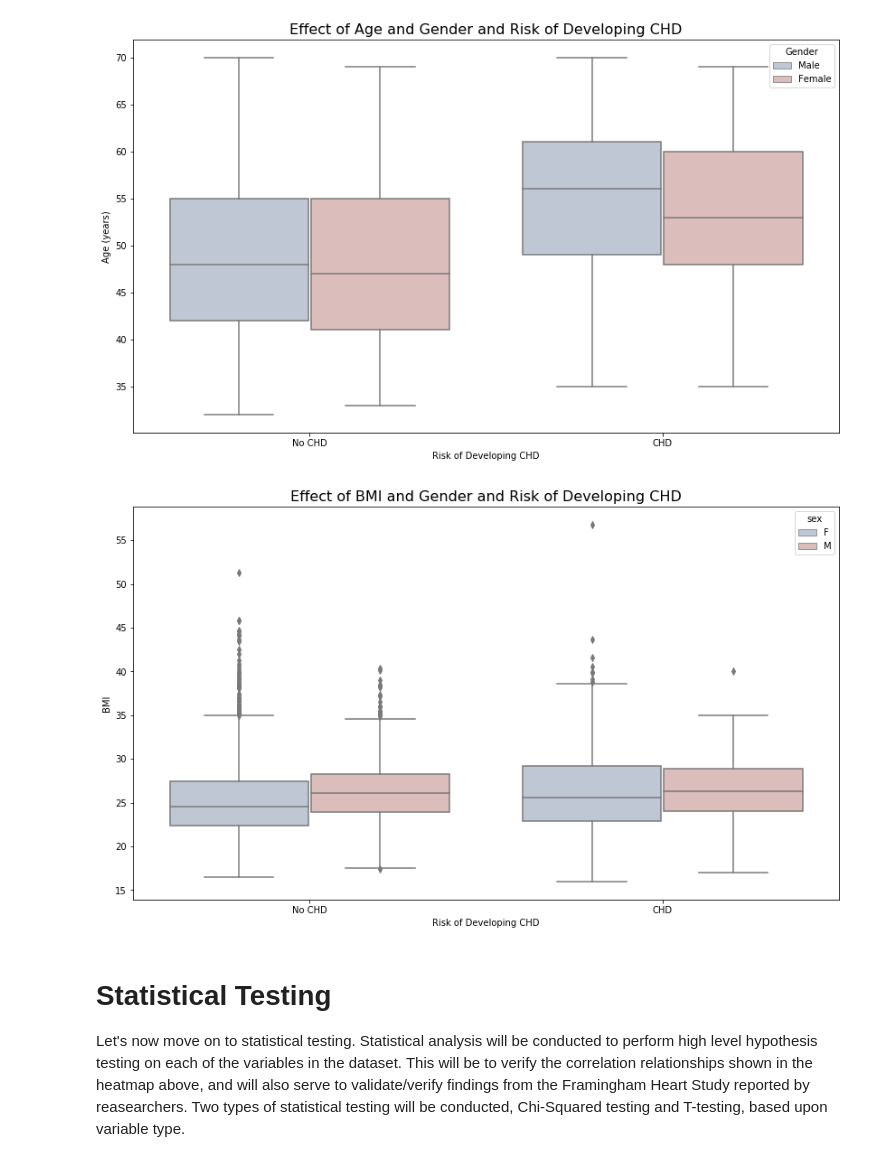
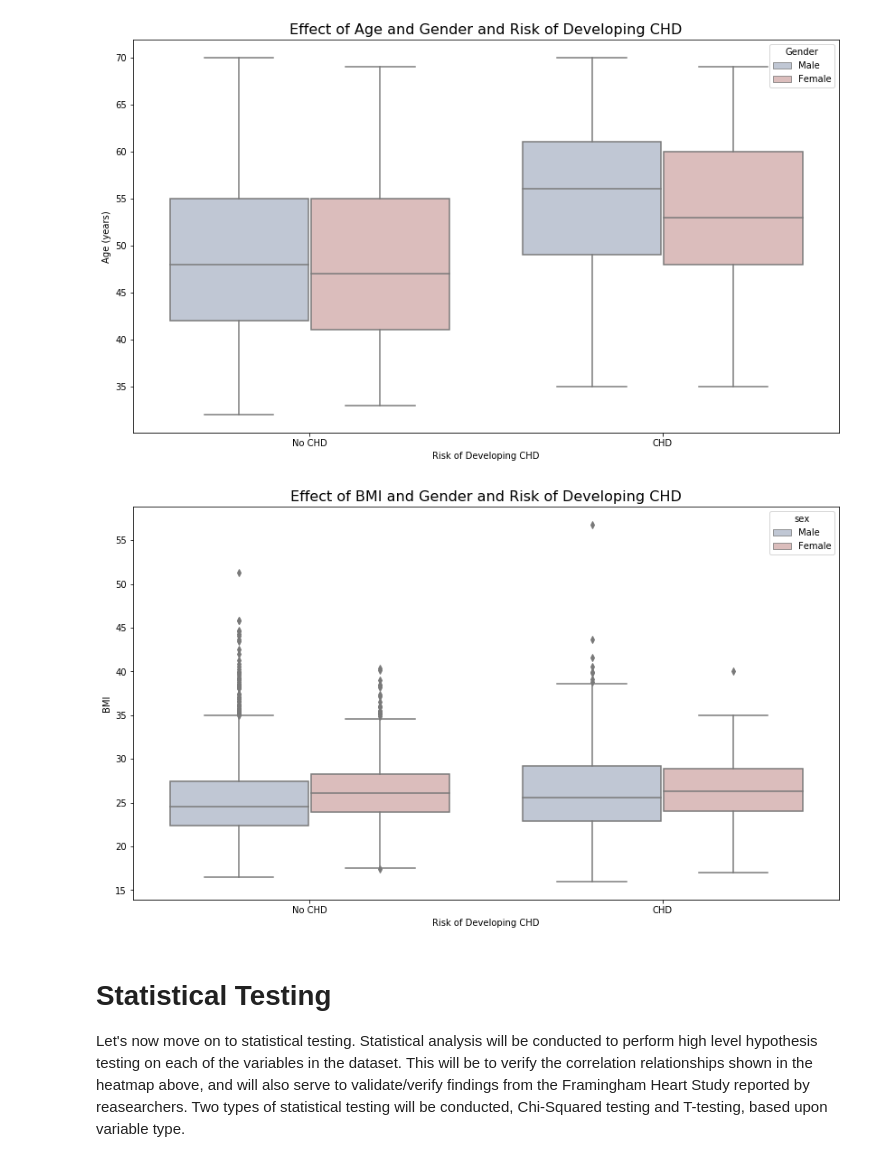
Before and after one commit to CJEJansson/Springboard_Projects, a Jupyter notebook: Capstone 2/Predicting Cardiovascular Disease.ipynb, the cells around one changed output. Saved outputs shown, nothing was run; the diff lists cells and outputs as text; code cells hidden in the pictures.

```diff
--- a/Capstone 2/Predicting Cardiovascular Disease.ipynb
+++ b/Capstone 2/Predicting Cardiovascular Disease.ipynb
@@ -896,23 +913,23 @@ plt.savefig(r'images/AGE_GENDERvsCHD_boxplot.png', dpi=400)
 # %%
 figure(figsize=(14,8))
 bmi = sns.boxplot(x='TenYearCHD',y='BMI',hue='sex',data=train_original, palette = 'vlag')
 bmi.set(xlabel='Risk of Developing CHD', ylabel='BMI')
 bmi.set_xticklabels(['No CHD','CHD'])
 
 # check axes and find which is have legend
-leg = diab.axes.get_legend()
-leg.set_title('Gender')
+leg = bmi.axes.get_legend()
+bmi.set_title('Gender')
 new_labels = ['Male', 'Female']
 for t, l in zip(leg.texts, new_labels): t.set_text(l)
 
 #Set plot title
 plt.title('Effect of BMI and Gender and Risk of Developing CHD' ,fontsize=16)
 
 
 #save plot as image
 plt.savefig(r'images/BMI_GENDERvsCHD_boxplot.png', dpi=400)
 # %% [output]
-[figure, old version]
+[figure, new version]
 # %% [markdown]
 # Statistical Testing
 
```
Also changed, not shown: parts of 8 cells of this notebook, 8 other files.
